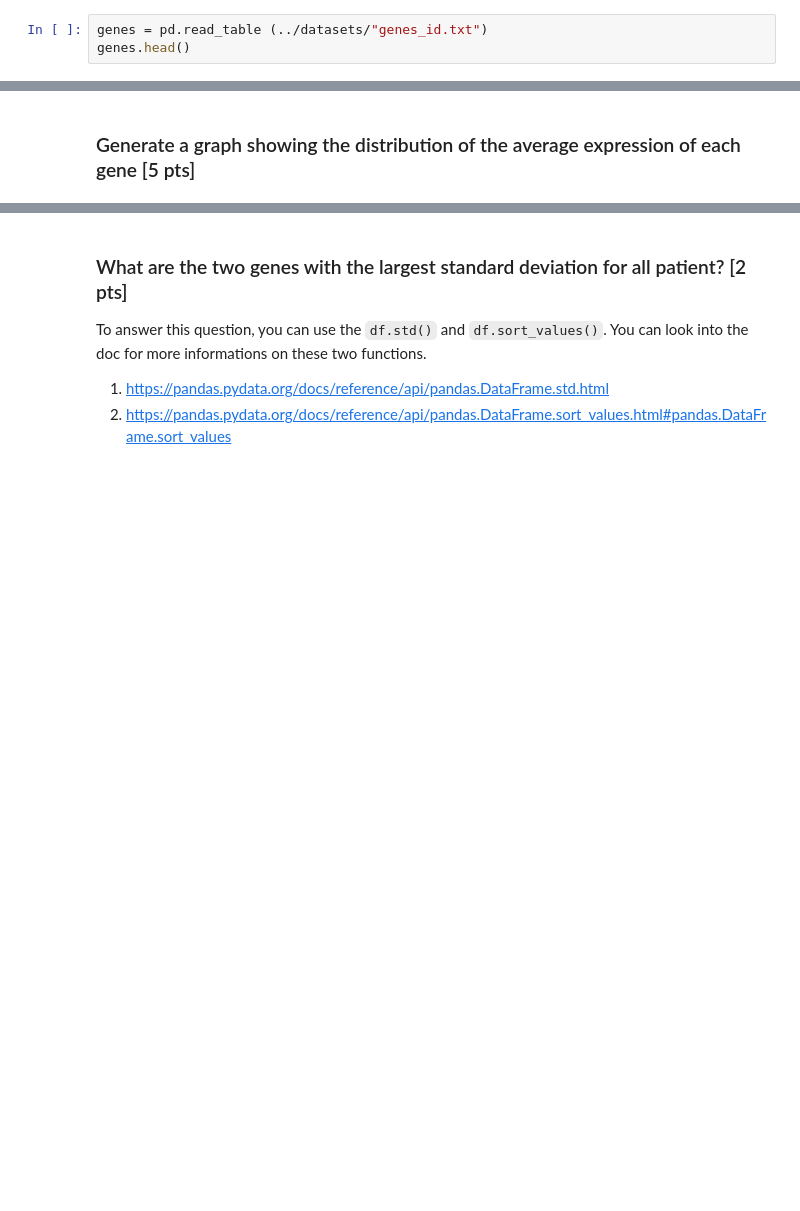
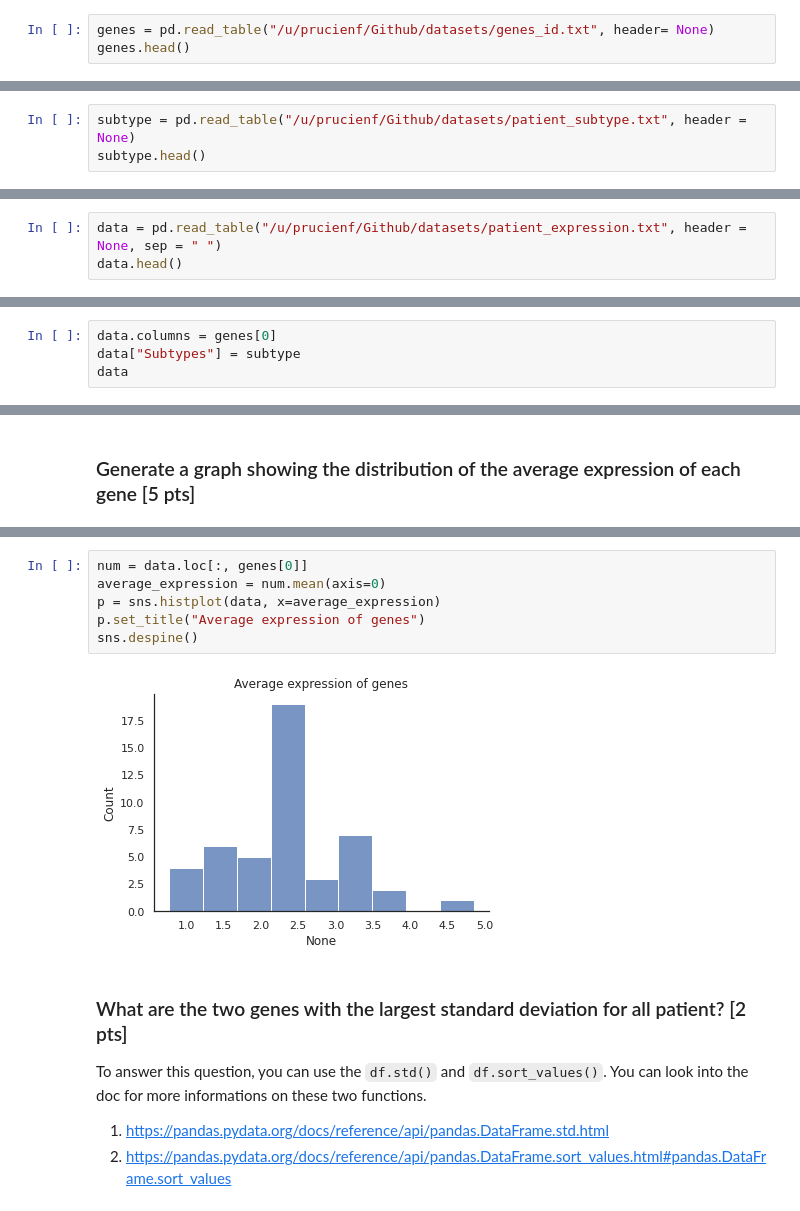
Before and after one commit to Franck-ErmiePrucien/BIM6065C, a Jupyter notebook: notebooks/exercices_good_practices.ipynb, the cells around one changed output, grey strips where cells are left out. Cells and saved outputs as stored; diff of their text form; blank space fills up the shorter version.

Commit message:
Second commit adding datasets and notebooks

```diff
--- a/notebooks/exercices_good_practices.ipynb
+++ b/notebooks/exercices_good_practices.ipynb
@@ -51,6 +51,6 @@ Import the various files and build your dataset daframe. You should have for eac
 # %% [markdown]
 ### Import the files individually [3 pts]
 # %%
-genes = pd.read_table (../datasets/"genes_id.txt")
+genes = pd.read_table("/u/prucienf/Github/datasets/genes_id.txt", header= None)
 genes.head()
 # %% [output]
@@ -57,0 +63,3 @@ SyntaxError: invalid syntax (1212738293.py, line 1)
+# %%
+subtype = pd.read_table("/u/prucienf/Github/datasets/patient_subtype.txt", header = None)
+subtype.head()
@@ -57,0 +73,3 @@ SyntaxError: invalid syntax (1212738293.py, line 1)
+# %%
+data = pd.read_table("/u/prucienf/Github/datasets/patient_expression.txt", header = None, sep = " ")
+data.head()
@@ -64,3 +98,7 @@ SyntaxError: invalid syntax (1212738293.py, line 1)
 You can use one of the dataframe as the 'main' one, and then rename its columns and add a new column.
 
 **Show a preview/overview of your dataframe**
+# %%
+data.columns = genes[0]
+data["Subtypes"] = subtype
+data
@@ -75,3 +166,11 @@ You can use one of the dataframe as the 'main' one, and then rename its columns
+# %%
+num = data.loc[:, genes[0]]
+average_expression = num.mean(axis=0)
+p = sns.histplot(data, x=average_expression)
+p.set_title("Average expression of genes")
+sns.despine()
+# %% [output]
+[figure, added]
 # %% [markdown]
 ### What are the two genes with the largest standard deviation for all patient? [2 pts]
 To answer this question, you can use the `df.std()` and `df.sort_values()`. You can look into the doc for more informations on these two functions.
```
Also changed, not shown: parts of 10 cells of this notebook.
